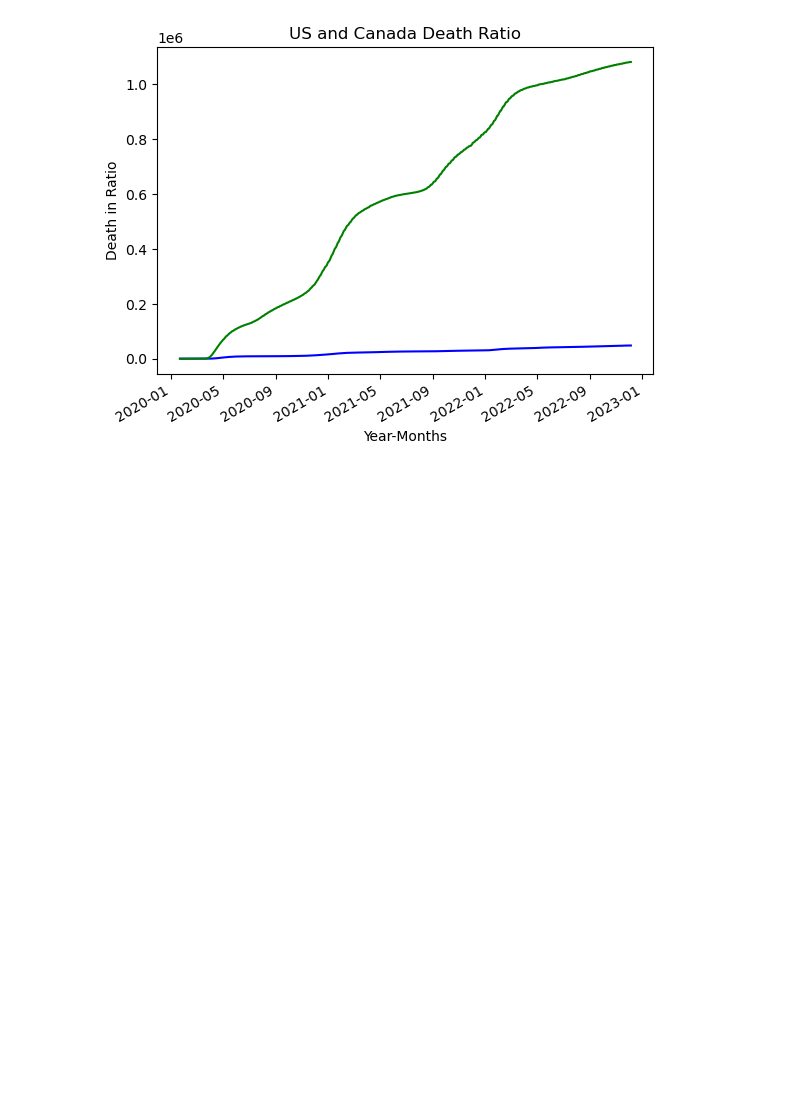
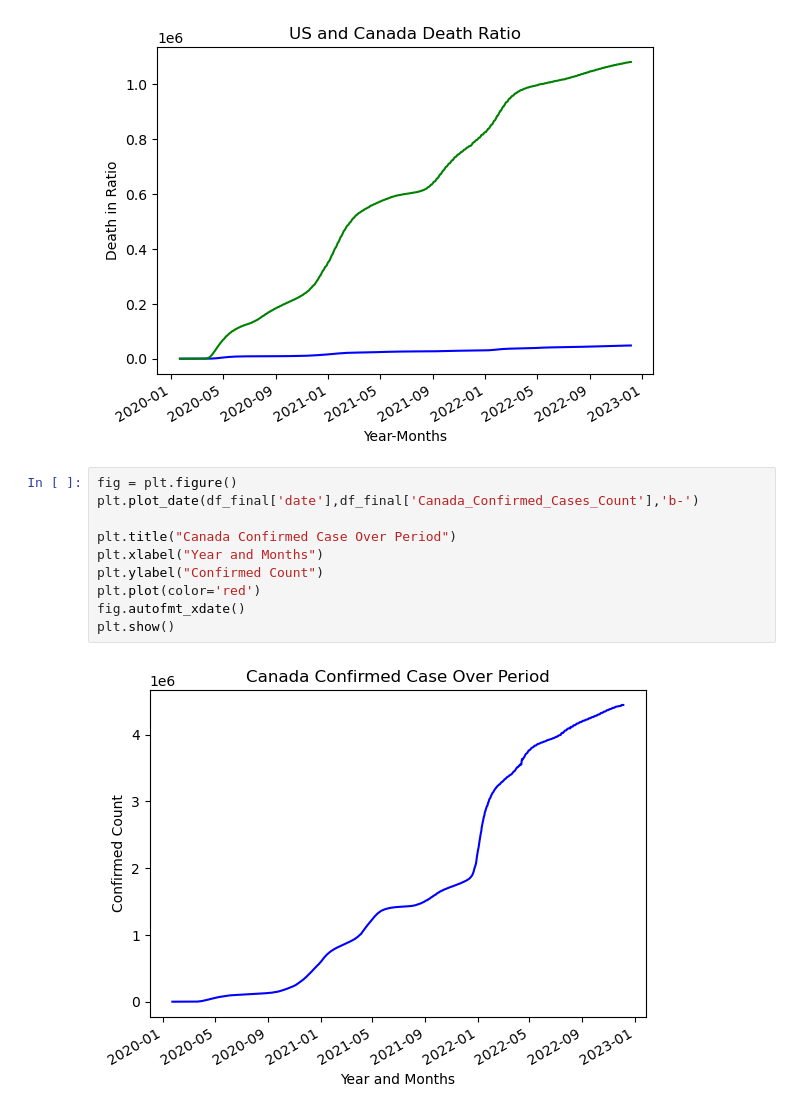
Before and after one commit to AIDA-Saskatchewan-polytechnic/Final-Project-By-Jerry-Sherin, a Jupyter notebook: Final.ipynb, the cells around one changed output. Cells and saved outputs as stored; diff of their text form; blank space fills up the shorter version.

```diff
--- a/Final.ipynb
+++ b/Final.ipynb
@@ -418,3 +418,15 @@ fig.autofmt_xdate()
 plt.show()
 # %% [output]
 [figure]
+# %%
+fig = plt.figure()
+plt.plot_date(df_final['date'],df_final['Canada_Confirmed_Cases_Count'],'b-')
+
+plt.title("Canada Confirmed Case Over Period")
+plt.xlabel("Year and Months")
+plt.ylabel("Confirmed Count")
+plt.plot(color='red')
+fig.autofmt_xdate()
+plt.show()
+# %% [output]
+[figure, added]
```
Also changed, not shown: parts of 7 cells of this notebook.
